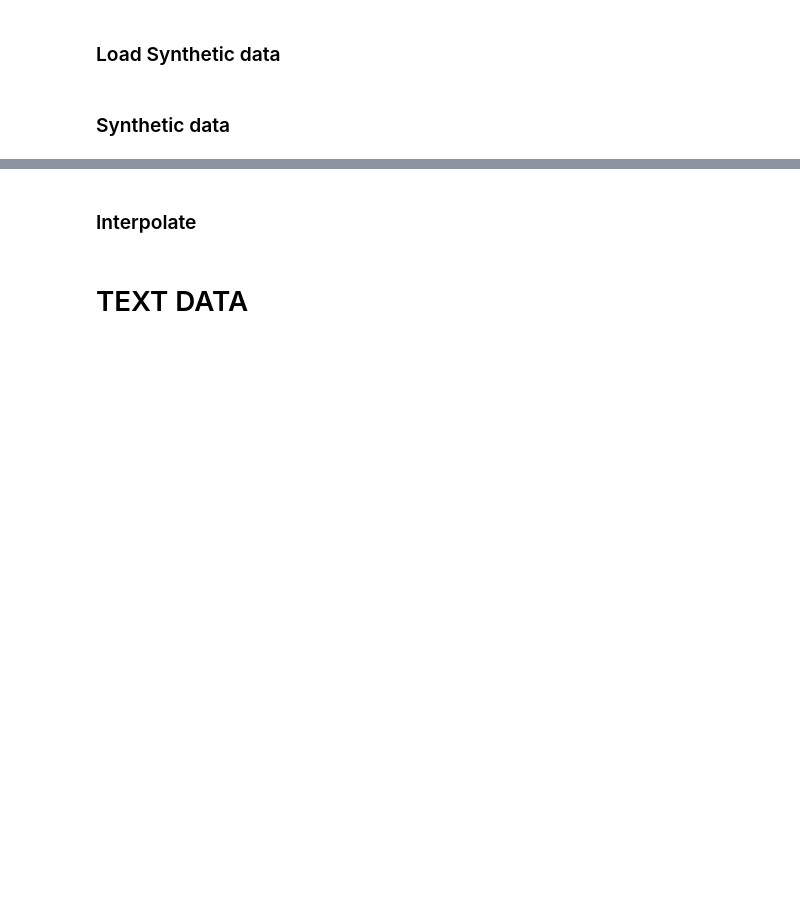
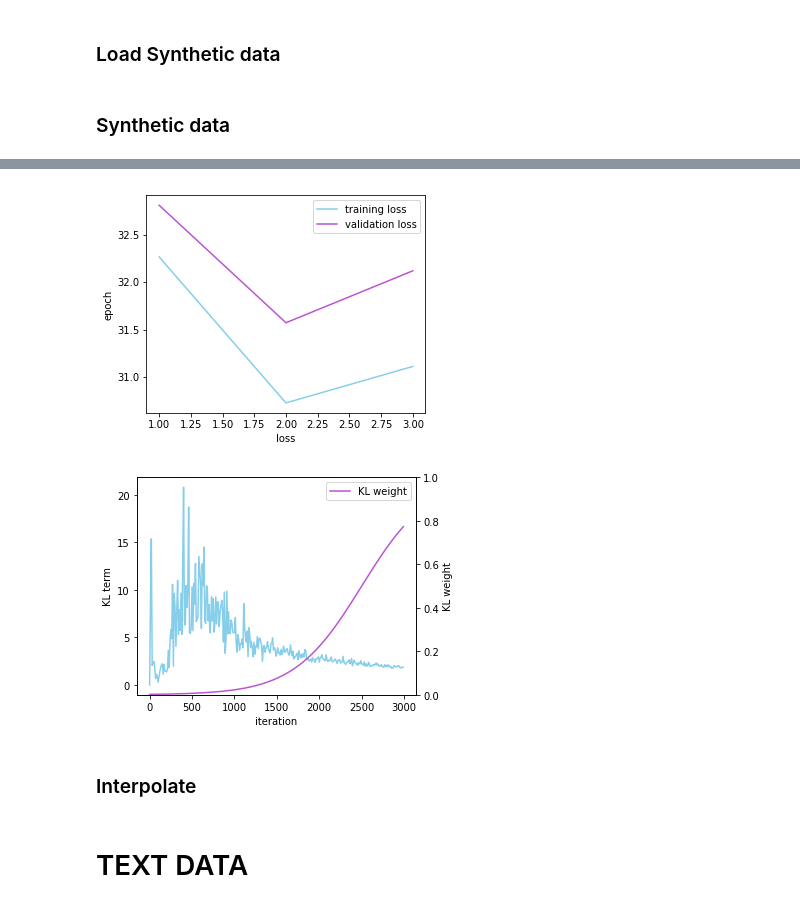
Before and after one commit to eliisabethein/DD2424-project, a Jupyter notebook: refactored-workspace.ipynb, the cells around one changed output, grey strips where cells are left out. Cells and saved outputs as stored; diff of their text form; code cells hidden in the pictures; blank space fills up the shorter version.

```diff
--- a/refactored-workspace.ipynb
+++ b/refactored-workspace.ipynb
@@ -798,3 +877,9 @@ train(vae, inputs, targets, val_inputs, val_targets, epochs, vocab_size, hidden_
+# %%
+plot_losses(return_dict['total_epoch_losses'], return_dict['val_total_epoch_losses'], save=False, plot_dir="plots_annealing")
+plot_kl(return_dict['kl_terms'], return_dict['kl_weights'], save=False, plot_dir="plots_annealing")
+# %% [output]
+[figure, added]
+[figure, added]
 # %%
 hist_active_units(vae, inputs)
 # %%
```
Also changed, not shown: parts of 8 cells of this notebook.
